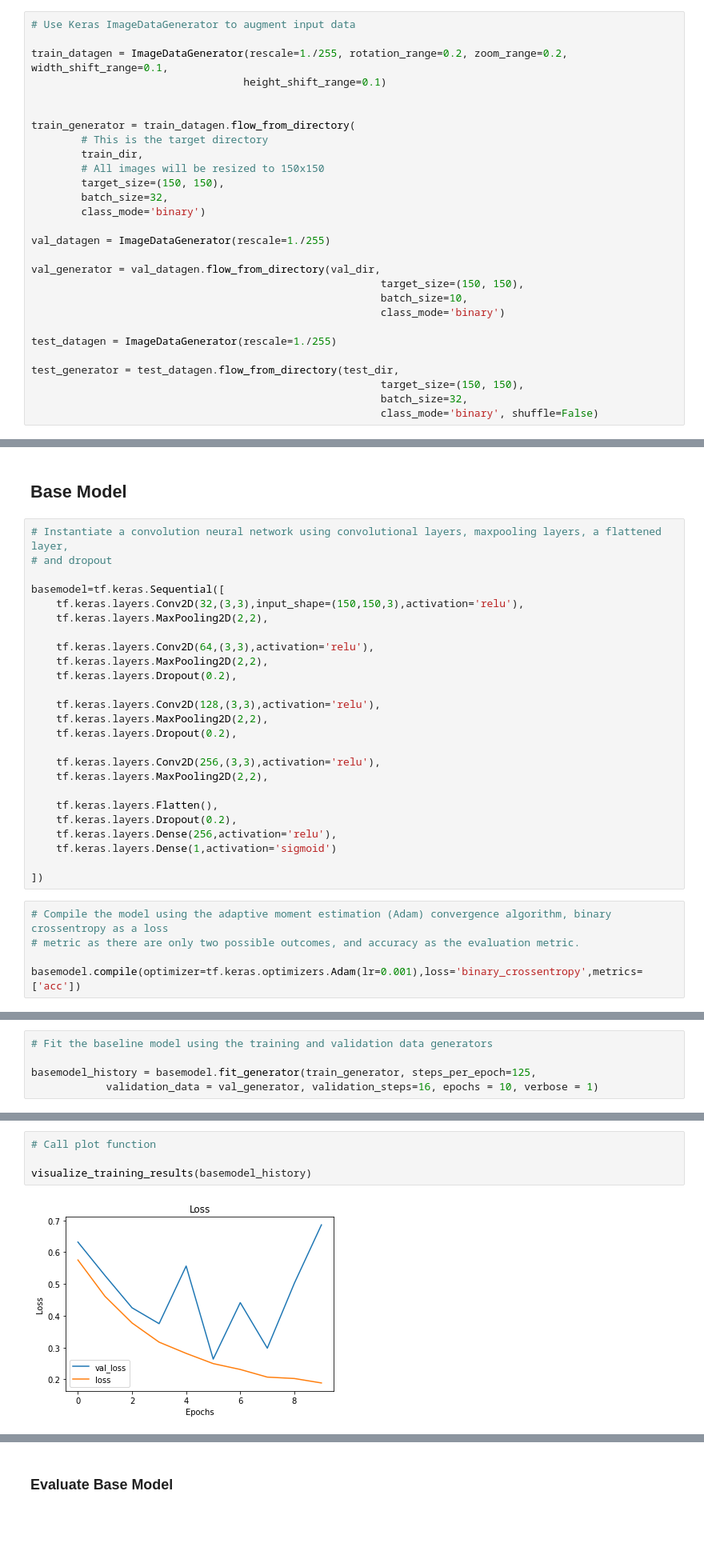
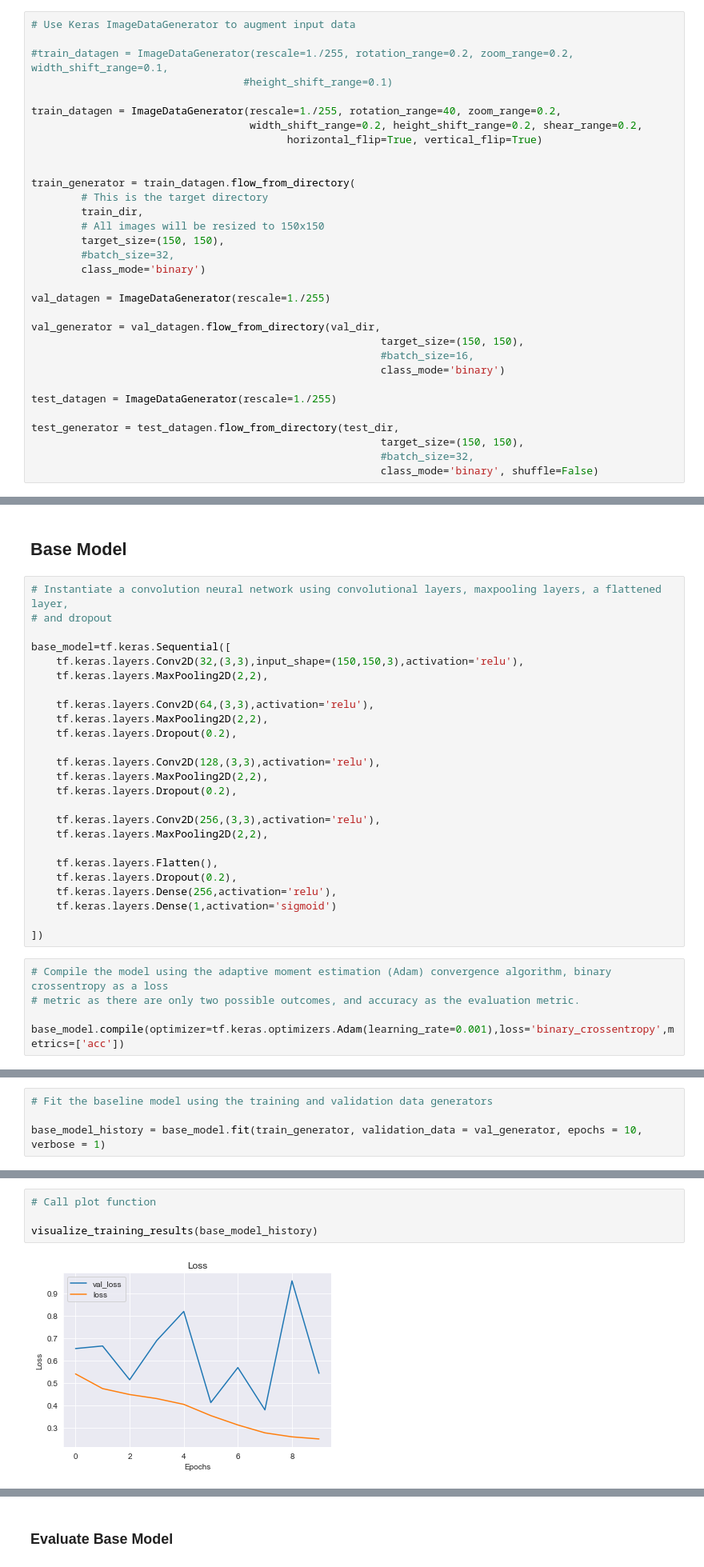
Before and after one commit to joshblumer/dsc-phase-4-project, a Jupyter notebook: Data Augmentation.ipynb, the cells around one changed output, grey strips where cells are left out. Shown: that part at 80% size. Cells and saved outputs as stored; diff of their text form; blank space fills up the shorter version.

```diff
--- a/Data Augmentation.ipynb
+++ b/Data Augmentation.ipynb
@@ -110,8 +129,12 @@ Text(0.5, 1.0, 'PNEUMONIA')
 # %%
 # Use Keras ImageDataGenerator to augment input data
 
-train_datagen = ImageDataGenerator(rescale=1./255, rotation_range=0.2, zoom_range=0.2, width_shift_range=0.1,
-                                  height_shift_range=0.1)
+#train_datagen = ImageDataGenerator(rescale=1./255, rotation_range=0.2, zoom_range=0.2, width_shift_range=0.1,
+                                  #height_shift_range=0.1)
+
+train_datagen = ImageDataGenerator(rescale=1./255, rotation_range=40, zoom_range=0.2,
+                                   width_shift_range=0.2, height_shift_range=0.2, shear_range=0.2,
+                                         horizontal_flip=True, vertical_flip=True)
 
 
 train_generator = train_datagen.flow_from_directory(
@@ -119,21 +142,21 @@ train_generator = train_datagen.flow_from_directory(
         train_dir,
         # All images will be resized to 150x150
         target_size=(150, 150),
-        batch_size=32,
+        #batch_size=32,
         class_mode='binary')
 
 val_datagen = ImageDataGenerator(rescale=1./255)
 
 val_generator = val_datagen.flow_from_directory(val_dir,
                                                         target_size=(150, 150),
-                                                        batch_size=10,
+                                                        #batch_size=16,
                                                         class_mode='binary')
 
 test_datagen = ImageDataGenerator(rescale=1./255)
 
 test_generator = test_datagen.flow_from_directory(test_dir,
                                                         target_size=(150, 150),
-                                                        batch_size=32,
+                                                        #batch_size=32,
                                                         class_mode='binary', shuffle=False)
 # %% [output]
 Found 5216 images belonging to 2 classes.
@@ -151,7 +181,7 @@ Found 624 images belonging to 2 classes.
 # Instantiate a convolution neural network using convolutional layers, maxpooling layers, a flattened layer,
 # and dropout
 
-basemodel=tf.keras.Sequential([
+base_model=tf.keras.Sequential([
     tf.keras.layers.Conv2D(32,(3,3),input_shape=(150,150,3),activation='relu'),
     tf.keras.layers.MaxPooling2D(2,2),
 
@@ -176,7 +206,7 @@ basemodel=tf.keras.Sequential([
 # Compile the model using the adaptive moment estimation (Adam) convergence algorithm, binary crossentropy as a loss
 # metric as there are only two possible outcomes, and accuracy as the evaluation metric.
 
-basemodel.compile(optimizer=tf.keras.optimizers.Adam(lr=0.001),loss='binary_crossentropy',metrics=['acc'])
+base_model.compile(optimizer=tf.keras.optimizers.Adam(learning_rate=0.001),loss='binary_crossentropy',metrics=['acc'])
 # %%
 # Check a summary of the model layers and their parameter counts
 
@@ -202,7 +214,6 @@ _________________________________________________________________
 # %%
 # Fit the baseline model using the training and validation data generators
 
-basemodel_history = basemodel.fit_generator(train_generator, steps_per_epoch=125,
-            validation_data = val_generator, validation_steps=16, epochs = 10, verbose = 1)
+base_model_history = base_model.fit(train_generator, validation_data = val_generator, epochs = 10, verbose = 1)
 # %% [output]
 Epoch 1/10
@@ -247,6 +261,6 @@ def visualize_training_results(results):
 # %%
 # Call plot function
 
-visualize_training_results(basemodel_history)
+visualize_training_results(base_model_history)
 # %% [output]
-[figure, old version]
+[figure, new version]
```
Also changed, not shown: parts of 56 cells of this notebook, 1 other file.
